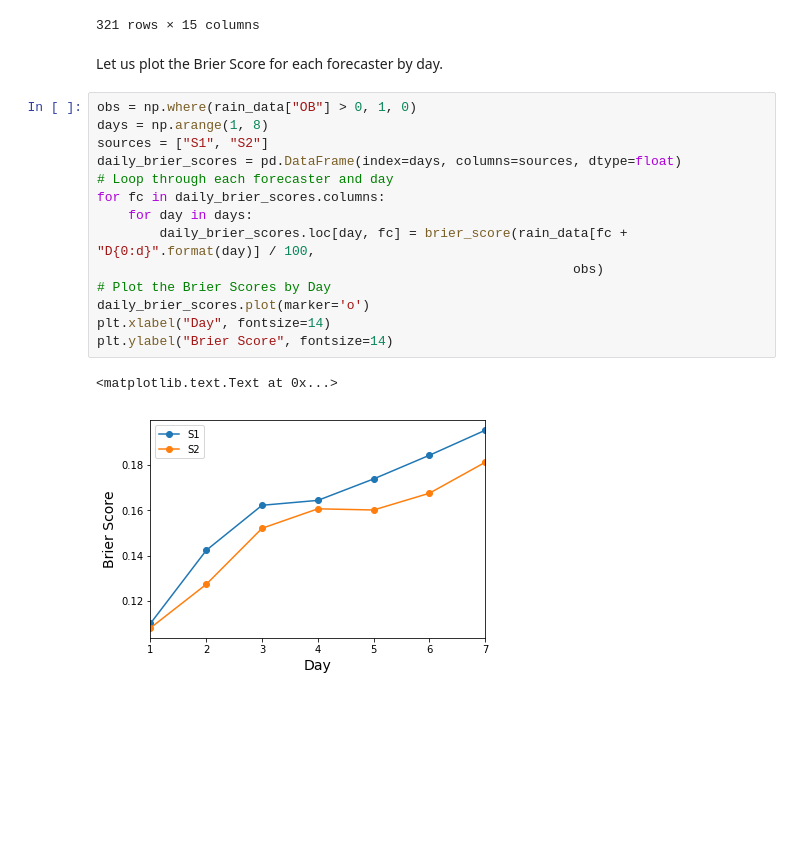
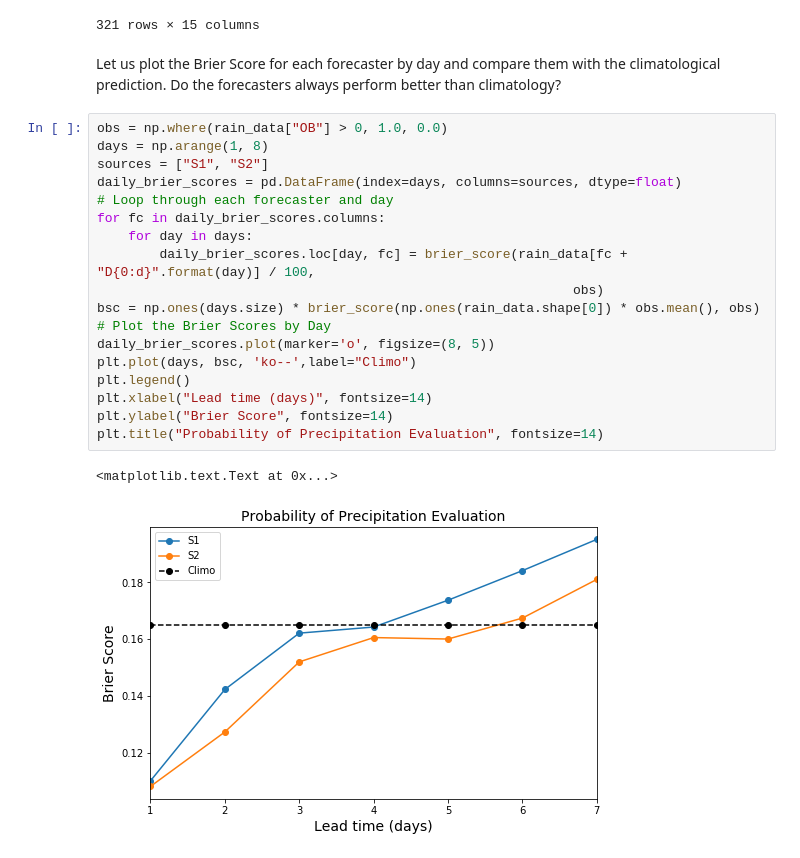
Before and after one commit to djgagne/ncstate_fall_2017, a Jupyter notebook: ProbabilityVerification.ipynb, the cells around one changed output. Cells and saved outputs as stored; diff of their text form; blank space fills up the shorter version.

```diff
--- a/ProbabilityVerification.ipynb
+++ b/ProbabilityVerification.ipynb
@@ -68,21 +72,25 @@ rain_data
 | 320 | 51 | 60 | 30 | 30 | 20 | 0 | 30 | 20 | 40 | 40 | 30 | ... |
 321 rows × 15 columns
 # %% [markdown]
-Let us plot the Brier Score for each forecaster by day.
+Let us plot the Brier Score for each forecaster by day and compare them with the climatological prediction. Do the forecasters always perform better than climatology?
 # %%
-obs = np.where(rain_data["OB"] > 0, 1, 0)
+obs = np.where(rain_data["OB"] > 0, 1.0, 0.0)
 days = np.arange(1, 8)
 sources = ["S1", "S2"]
 daily_brier_scores = pd.DataFrame(index=days, columns=sources, dtype=float)
 # Loop through each forecaster and day
 for fc in daily_brier_scores.columns:
     for day in days:
         daily_brier_scores.loc[day, fc] = brier_score(rain_data[fc + "D{0:d}".format(day)] / 100,
                                                              obs)
+bsc = np.ones(days.size) * brier_score(np.ones(rain_data.shape[0]) * obs.mean(), obs)
 # Plot the Brier Scores by Day
-daily_brier_scores.plot(marker='o')
-plt.xlabel("Day", fontsize=14)
+daily_brier_scores.plot(marker='o', figsize=(8, 5))
+plt.plot(days, bsc, 'ko--',label="Climo")
+plt.legend()
+plt.xlabel("Lead time (days)", fontsize=14)
 plt.ylabel("Brier Score", fontsize=14)
+plt.title("Probability of Precipitation Evaluation", fontsize=14)
 # %% [output]
 <matplotlib.text.Text at 0x...>
-[figure, old version]
+[figure, new version]
```
Also changed, not shown: parts of 14 cells of this notebook.
